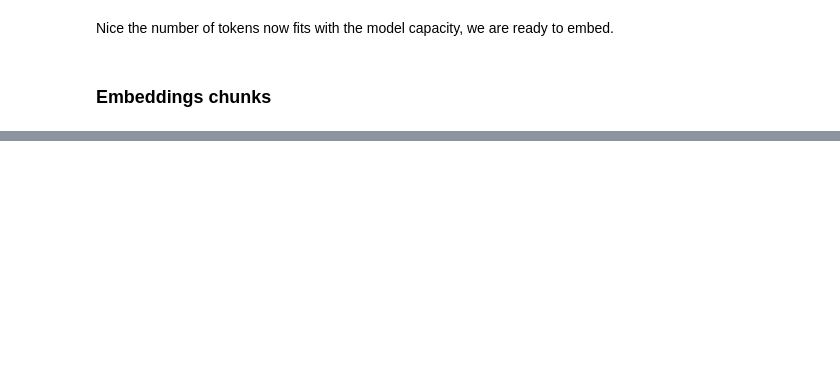
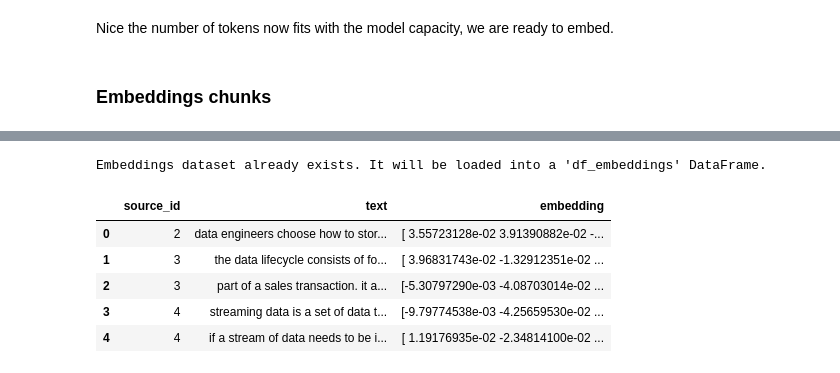
Before and after one commit to anquetos/gcp-professional-data-engineer-rag, a Jupyter notebook: rag-building-discovery.ipynb, the cells around one changed output, grey strips where cells are left out. Drawn from its saved outputs; the diff is of its cells as text; code cells hidden in the pictures; blank space fills up the shorter version.

Commit message:
Updated embeddings part.

```diff
--- a/rag-building-discovery.ipynb
+++ b/rag-building-discovery.ipynb
@@ -397,7 +397,7 @@ else:
 # Instantiate the sentence transformer model
 embedding_model = SentenceTransformer(model_name_or_path="all-mpnet-base-v2")
 
-# Create the datasets of embeddings if not existing
+# Check if embeddings dataset already exists and calculate embeddings if not
 if not embeddings_filepath.is_file():
 
     print("Embeddings needs to be calculated")
@@ -414,13 +414,24 @@ if not embeddings_filepath.is_file():
                 {"source_id": page["page_number"], "text": chunk, "embedding": embedding}
             )
 
-    # Read embeddings in a DataFrame
-    df = pd.DataFrame(embeddings)
+    # Convert embeddings to DataFrame
+    df_embeddings = pd.DataFrame(embeddings)
 
-    # Export to csv
-    df.to_csv(embeddings_filepath, index=False)
+    # Save the embeddings dataset
+    df_embeddings.to_csv(embeddings_filepath, index=False)
 
 else:
-    # Read the embeddings dataset
-    print("Embeddings dataset already exists.")
-    df = pd.read_csv(embeddings_filepath)
+    # Load the embeddings dataset
+    print("Embeddings dataset already exists. It will be loaded into the 'df_embeddings' DataFrame.")
+    df_embeddings = pd.read_csv(embeddings_filepath)
+# %% [output]
+Embeddings dataset already exists. It will be loaded into a 'df_embeddings' DataFrame.
+# %%
+df.head()
+# %% [output]
+|  | source_id | text | embedding |
+| 0 | 2 | data engineers choose how to stor... | [ 3.55723128e-02 3.91390882e-02 -... |
+| 1 | 3 | the data lifecycle consists of fo... | [ 3.96831743e-02 -1.32912351e-02 ... |
+| 2 | 3 | part of a sales transaction. it a... | [-5.30797290e-03 -4.08703014e-02 ... |
+| 3 | 4 | streaming data is a set of data t... | [-9.79774538e-03 -4.25659530e-02 ... |
+| 4 | 4 | if a stream of data needs to be i... | [ 1.19176935e-02 -2.34814100e-02 ... |
```
Also changed, not shown: parts of 3 cells of this notebook.
